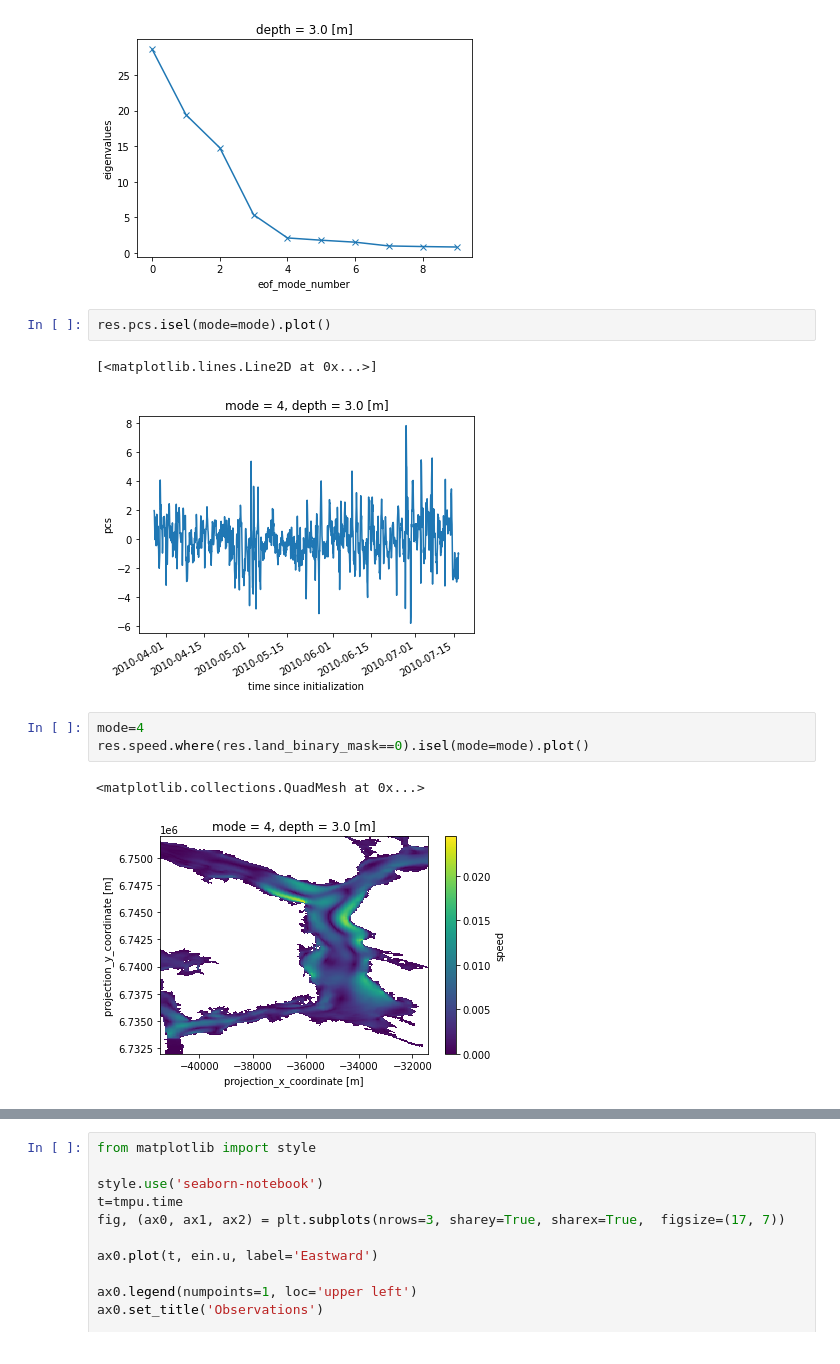
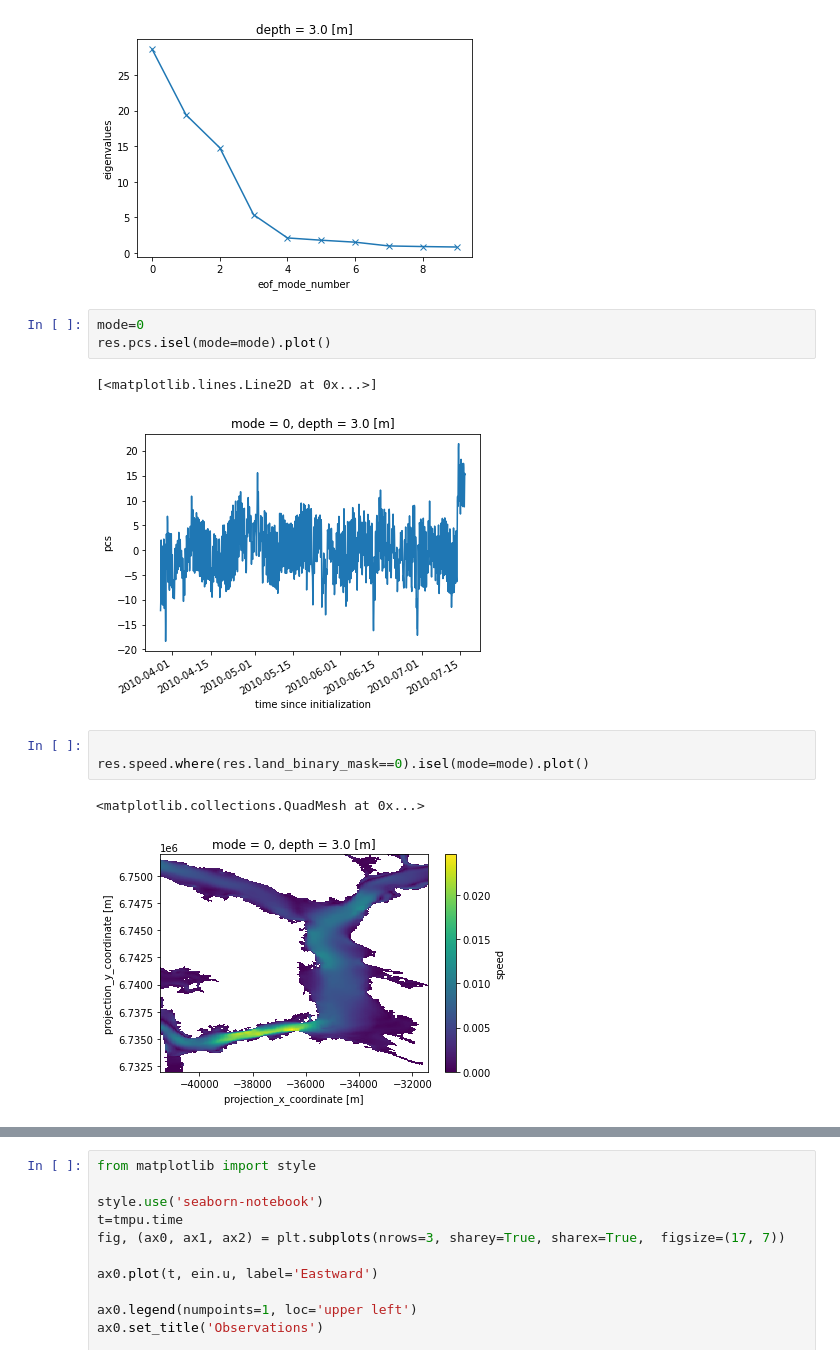
Before and after one commit to galendal/FACTS, a Jupyter notebook: eof_GA.ipynb, the cells around one changed output, grey strips where cells are left out. Saved outputs shown, nothing was run; the diff lists cells and outputs as text.

```diff
--- a/eof_GA.ipynb
+++ b/eof_GA.ipynb
@@ -98,16 +109,17 @@ res.eigenvals.plot(marker='x')
 [<matplotlib.lines.Line2D at 0x...>]
 [figure]
 # %%
+mode=0
 res.pcs.isel(mode=mode).plot()
 # %% [output]
 [<matplotlib.lines.Line2D at 0x...>]
-[figure, old version]
+[figure, new version]
 # %%
-mode=4
+
 res.speed.where(res.land_binary_mask==0).isel(mode=mode).plot()
 # %% [output]
 <matplotlib.collections.QuadMesh at 0x...>
-[figure, old version]
+[figure, new version]
 # %%
 res.isel(mode=mode).where(res.land_binary_mask==0).plot.streamplot(x='X',y='Y' ,u='u', v='v')
 # %% [output]
```
Also changed, not shown: parts of 59 cells of this notebook.
